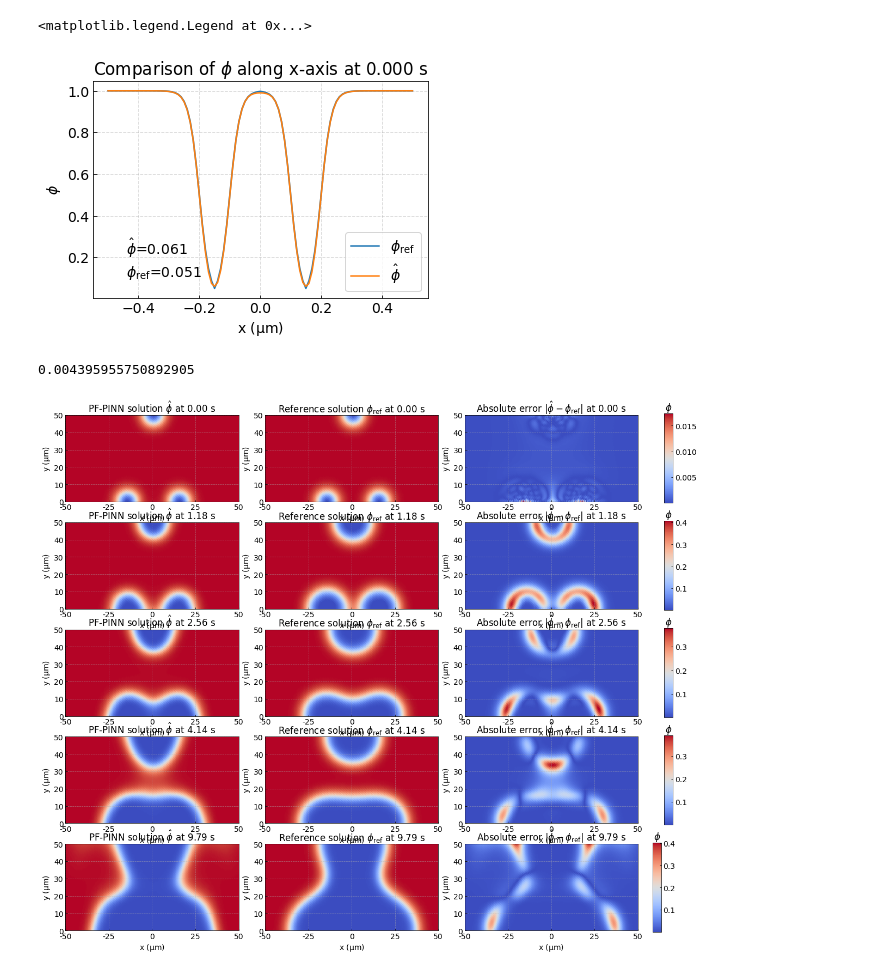
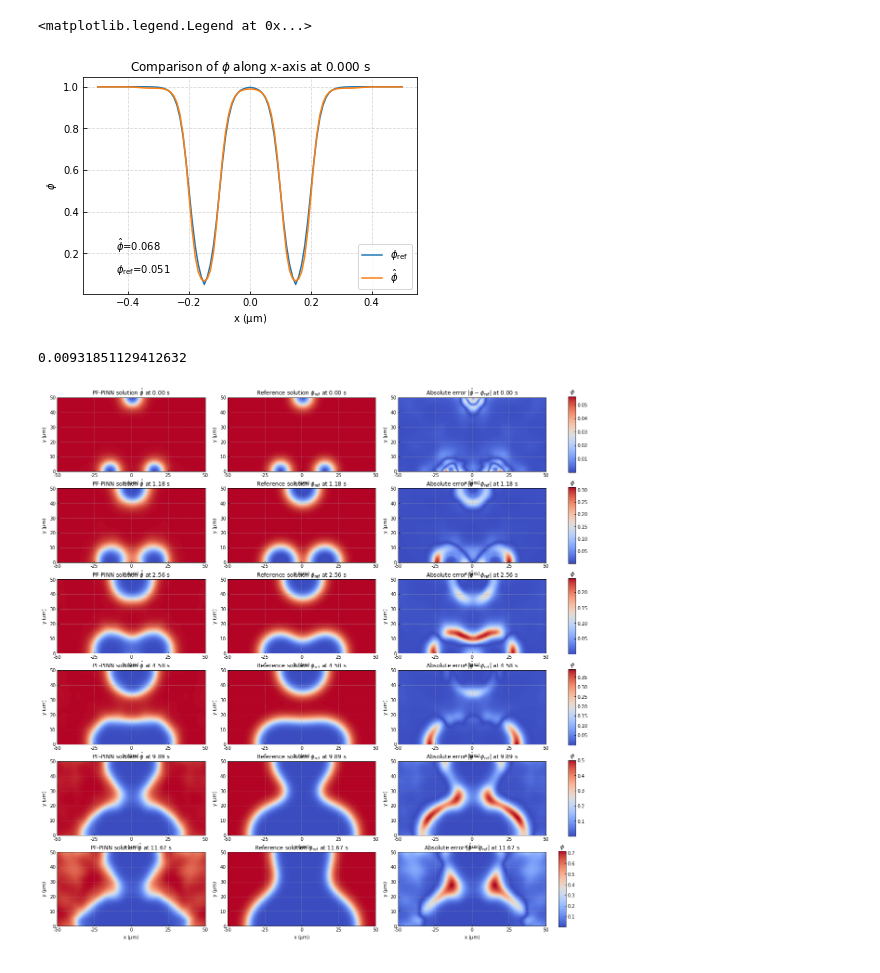
Before and after one commit to NanxiiChen/sharp-pinns, a Jupyter notebook: eval-3pits.ipynb, the cells around one changed output. Cells and saved outputs as stored; diff of their text form; code cells hidden in the pictures.

```diff
--- a/eval-3pits.ipynb
+++ b/eval-3pits.ipynb
@@ -32,7 +32,7 @@ configs = {
 rc.update(configs)
 # save_root = "./figures/"
 # %%
-model_dir = "/root/tf-logs/3pits-gradient-2024-10-16-22-53-20/model-5900.pt"
+model_dir = "/root/tf-logs/3pits-gradient-2024-10-30-16-31-45/model-1200.pt"
 
 import torch
 import pf_pinn as pfp
@@ -176,9 +177,9 @@ ax.legend(loc="lower right")
 # plt.savefig("out-x.jpg", dpi=300, bbox_inches='tight')
 # %% [output]
 <matplotlib.legend.Legend at 0x...>
-[figure, old version]
+[figure, new version]
 # %%
-ts = [0.00, 1.18, 2.56, 4.14, 9.79]
+ts = [0.00, 1.18, 2.56, 4.58, 9.89, 11.67]
 # ts = [ 49.15]
 mesh_points = np.load("./data/2d-3pits/mesh_points.npy") * 1e4
 # mesh_points = mesh_points[mesh_points[:, 1] < 0.5 & np.abs()]
@@ -223,32 +224,32 @@ for idx, tic in enumerate(ts):
     ax.xaxis.set_major_locator(plt.MultipleLocator(0.25))
     ax.set(
         xlabel="x " + r"$\mathrm{(\mu m)}$", ylabel="y " + r"$\mathrm{(\mu m)}$", aspect='equal',
         xlim=(-0.5, 0.5), ylim=(0, 0.5),
         title=r"Reference solution $\phi_{\mathrm{ref}}$" + " at "+ f"{tic:.2f} s"
     )
 
     ax = fig.add_subplot(gs[idx, 2])
     ax.scatter(mesh_points[:, 0], mesh_points[:, 1], c=diff, cmap='coolwarm',)
     # ax.scatter(mesh_points[:, 0], mesh_points[:, 1], c=truth[:, 0], cmap='coolwarm', vmin=0, vmax=1)
     ax.xaxis.set_major_formatter(plt.FuncFormatter(lambda x, pos: f'{x*1e2:.0f}'))
     ax.yaxis.set_major_formatter(plt.FuncFormatter(lambda x, pos: f'{x*1e2:.0f}'))
     ax.xaxis.set_major_locator(plt.MultipleLocator(0.25))
     ax.set(
         xlabel="x " + r"$\mathrm{(\mu m)}$", ylabel="y " + r"$\mathrm{(\mu m)}$", aspect='equal',
         xlim=(-0.5, 0.5), ylim=(0, 0.5),
         title=r"Absolute error $|\hat\phi - \phi_{\mathrm{ref}}|$" + " at "+ f"{tic:.2f} s"
     )
     mse += np.mean(diff**2)
     ax_bar = fig.add_subplot(gs[idx, 3])
     fig.colorbar(ax.collections[0], cax=ax_bar)
     ax_bar.set_title(r'$\phi$', loc='center')
     plt.subplots_adjust(wspace=0.2)
     pos = ax_bar.get_position()
     ax_bar.set_position([pos.x0 - 0.015, pos.y0, pos.width, pos.height])
     # plt.savefig(save_root + f"2d-diffusion-2pits-baseline-fields-{idx}.png", dpi=300, bbox_inches='tight')
 mse /= len(ts)
 print(mse)
 plt.savefig("out.png", dpi=300, bbox_inches="tight")
 # %% [output]
-0.004395955750892905
+0.00931851129412632
-[figure, old version]
+[figure, new version]
```
Also changed, not shown: parts of 3 cells of this notebook, 7 other files.
